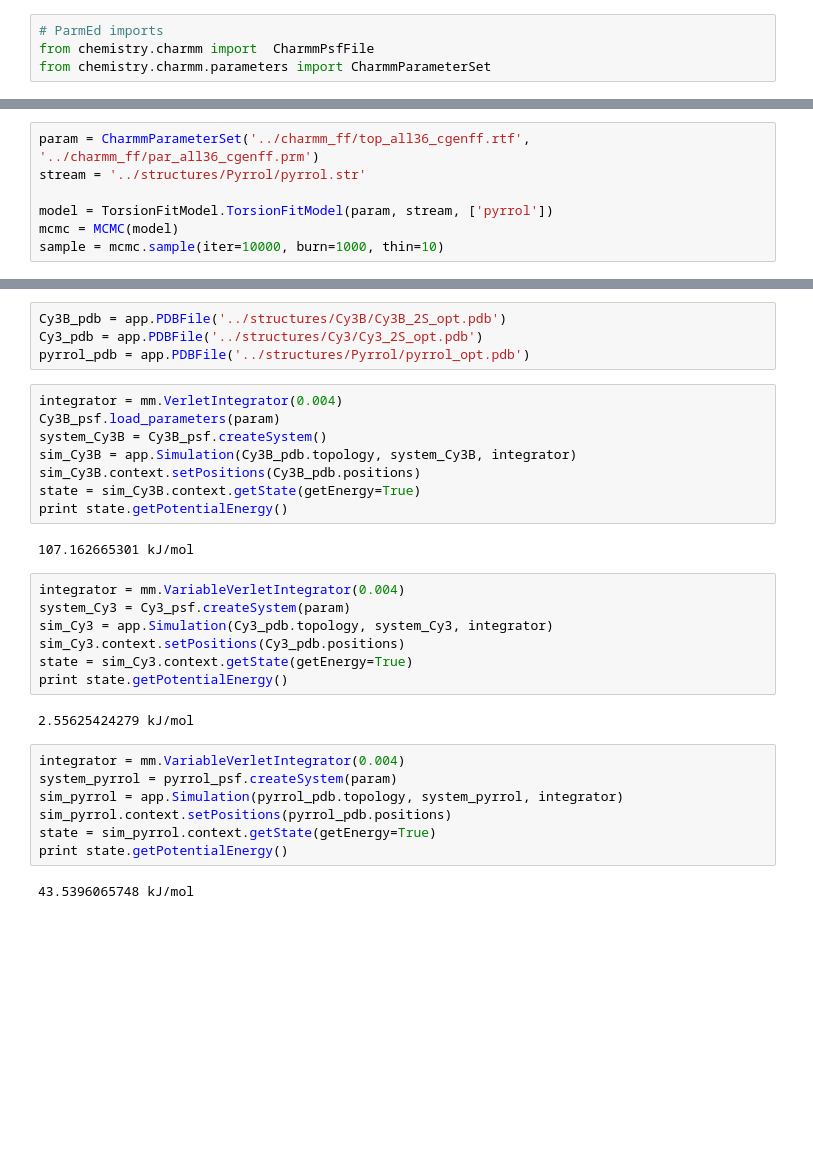
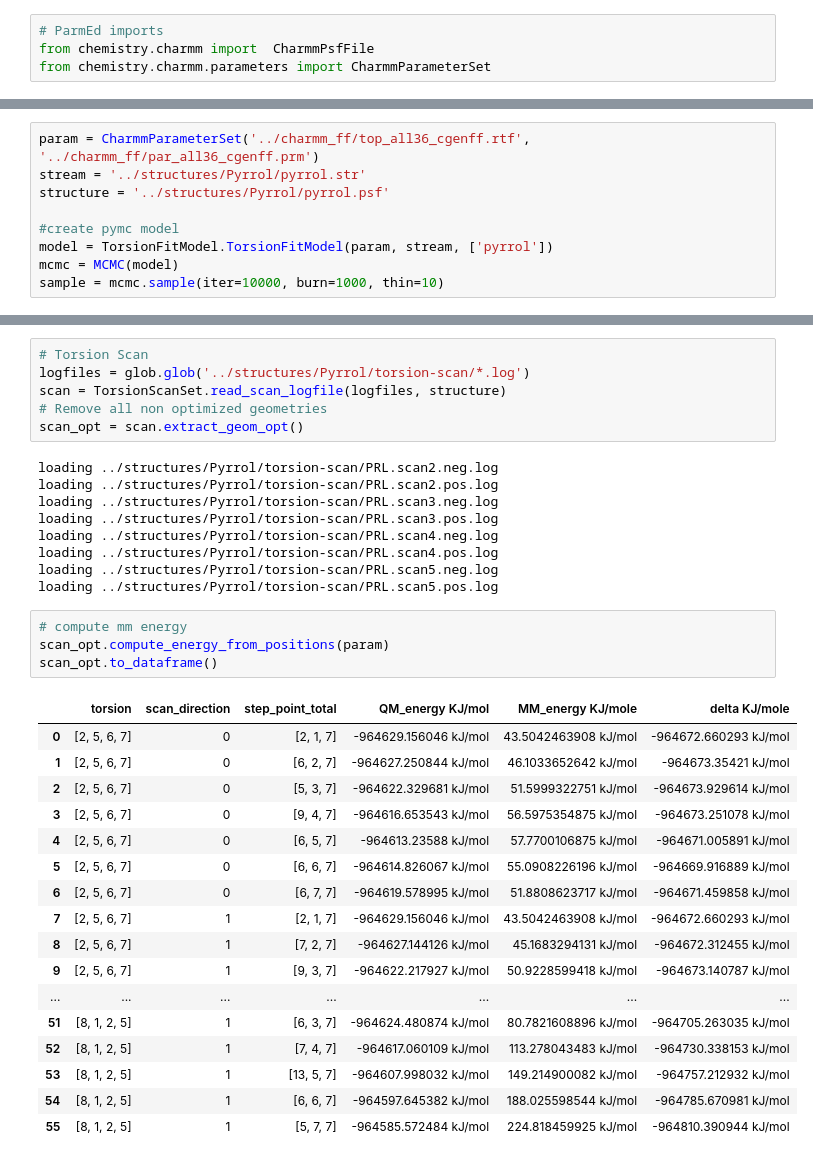
Before and after one commit to choderalab/torsionfit, a Jupyter notebook: examples/Example.ipynb, the cells around one changed output, grey strips where cells are left out. Cells and saved outputs as stored; diff of their text form; blank space fills up the shorter version.

Commit message:
compute mm energy

```diff
--- a/examples/Example.ipynb
+++ b/examples/Example.ipynb
@@ -14,7 +17,9 @@ from pymc.Matplot import plot
 # %%
 param = CharmmParameterSet('../charmm_ff/top_all36_cgenff.rtf', '../charmm_ff/par_all36_cgenff.prm')
 stream = '../structures/Pyrrol/pyrrol.str'
+structure = '../structures/Pyrrol/pyrrol.psf'
 
+#create pymc model
 model = TorsionFitModel.TorsionFitModel(param, stream, ['pyrrol'])
 mcmc = MCMC(model)
 sample = mcmc.sample(iter=10000, burn=1000, thin=10)
@@ -62,32 +57,37 @@ pyrrol_psf = CharmmPsfFile('../structures/Pyrrol/pyrrol.psf')
-# %%
-Cy3B_pdb = app.PDBFile('../structures/Cy3B/Cy3B_2S_opt.pdb')
-Cy3_pdb = app.PDBFile('../structures/Cy3/Cy3_2S_opt.pdb')
-pyrrol_pdb = app.PDBFile('../structures/Pyrrol/pyrrol_opt.pdb')
-# %%
-integrator = mm.VerletIntegrator(0.004)
-Cy3B_psf.load_parameters(param)
-system_Cy3B = Cy3B_psf.createSystem()
-sim_Cy3B = app.Simulation(Cy3B_pdb.topology, system_Cy3B, integrator)
-sim_Cy3B.context.setPositions(Cy3B_pdb.positions)
-state = sim_Cy3B.context.getState(getEnergy=True)
-print state.getPotentialEnergy()
-# %% [output]
-107.162665301 kJ/mol
-# %%
-integrator = mm.VariableVerletIntegrator(0.004)
-system_Cy3 = Cy3_psf.createSystem(param)
-sim_Cy3 = app.Simulation(Cy3_pdb.topology, system_Cy3, integrator)
-sim_Cy3.context.setPositions(Cy3_pdb.positions)
-state = sim_Cy3.context.getState(getEnergy=True)
-print state.getPotentialEnergy()
-# %% [output]
-2.55625424279 kJ/mol
-# %%
-integrator = mm.VariableVerletIntegrator(0.004)
-system_pyrrol = pyrrol_psf.createSystem(param)
-sim_pyrrol = app.Simulation(pyrrol_pdb.topology, system_pyrrol, integrator)
-sim_pyrrol.context.setPositions(pyrrol_pdb.positions)
-state = sim_pyrrol.context.getState(getEnergy=True)
-print state.getPotentialEnergy()
-# %% [output]
-43.5396065748 kJ/mol
+# %%
+# Torsion Scan
+logfiles = glob.glob('../structures/Pyrrol/torsion-scan/*.log')
+scan = TorsionScanSet.read_scan_logfile(logfiles, structure)
+# Remove all non optimized geometries
+scan_opt = scan.extract_geom_opt()
+# %% [output]
+loading ../structures/Pyrrol/torsion-scan/PRL.scan2.neg.log
+loading ../structures/Pyrrol/torsion-scan/PRL.scan2.pos.log
+loading ../structures/Pyrrol/torsion-scan/PRL.scan3.neg.log
+loading ../structures/Pyrrol/torsion-scan/PRL.scan3.pos.log
+loading ../structures/Pyrrol/torsion-scan/PRL.scan4.neg.log
+loading ../structures/Pyrrol/torsion-scan/PRL.scan4.pos.log
+loading ../structures/Pyrrol/torsion-scan/PRL.scan5.neg.log
+loading ../structures/Pyrrol/torsion-scan/PRL.scan5.pos.log
+# %%
+# compute mm energy
+scan_opt.compute_energy_from_positions(param)
+scan_opt.to_dataframe()
+# %% [output]
+|  | torsion | scan_direction | step_point_total | QM_energy KJ/mol | MM_energy KJ/mole | delta KJ/mole |
+| 0 | [2, 5, 6, 7] | 0 | [2, 1, 7] | -964629.156046 kJ/mol | 43.5042463908 kJ/mol | -964672.660293 kJ/mol |
+| 1 | [2, 5, 6, 7] | 0 | [6, 2, 7] | -964627.250844 kJ/mol | 46.1033652642 kJ/mol | -964673.35421 kJ/mol |
+| 2 | [2, 5, 6, 7] | 0 | [5, 3, 7] | -964622.329681 kJ/mol | 51.5999322751 kJ/mol | -964673.929614 kJ/mol |
+| 3 | [2, 5, 6, 7] | 0 | [9, 4, 7] | -964616.653543 kJ/mol | 56.5975354875 kJ/mol | -964673.251078 kJ/mol |
+| 4 | [2, 5, 6, 7] | 0 | [6, 5, 7] | -964613.23588 kJ/mol | 57.7700106875 kJ/mol | -964671.005891 kJ/mol |
+| 5 | [2, 5, 6, 7] | 0 | [6, 6, 7] | -964614.826067 kJ/mol | 55.0908226196 kJ/mol | -964669.916889 kJ/mol |
+| 6 | [2, 5, 6, 7] | 0 | [6, 7, 7] | -964619.578995 kJ/mol | 51.8808623717 kJ/mol | -964671.459858 kJ/mol |
+| 7 | [2, 5, 6, 7] | 1 | [2, 1, 7] | -964629.156046 kJ/mol | 43.5042463908 kJ/mol | -964672.660293 kJ/mol |
+| 8 | [2, 5, 6, 7] | 1 | [7, 2, 7] | -964627.144126 kJ/mol | 45.1683294131 kJ/mol | -964672.312455 kJ/mol |
+| 9 | [2, 5, 6, 7] | 1 | [9, 3, 7] | -964622.217927 kJ/mol | 50.9228599418 kJ/mol | -964673.140787 kJ/mol |
+| ... | ... | ... | ... | ... | ... | ... |
+| 51 | [8, 1, 2, 5] | 1 | [6, 3, 7] | -964624.480874 kJ/mol | 80.7821608896 kJ/mol | -964705.263035 kJ/mol |
+| 52 | [8, 1, 2, 5] | 1 | [7, 4, 7] | -964617.060109 kJ/mol | 113.278043483 kJ/mol | -964730.338153 kJ/mol |
+| 53 | [8, 1, 2, 5] | 1 | [13, 5, 7] | -964607.998032 kJ/mol | 149.214900082 kJ/mol | -964757.212932 kJ/mol |
+| 54 | [8, 1, 2, 5] | 1 | [6, 6, 7] | -964597.645382 kJ/mol | 188.025598544 kJ/mol | -964785.670981 kJ/mol |
+| 55 | [8, 1, 2, 5] | 1 | [5, 7, 7] | -964585.572484 kJ/mol | 224.818459925 kJ/mol | -964810.390944 kJ/mol |
```
Also changed, not shown: parts of 8 cells of this notebook.
